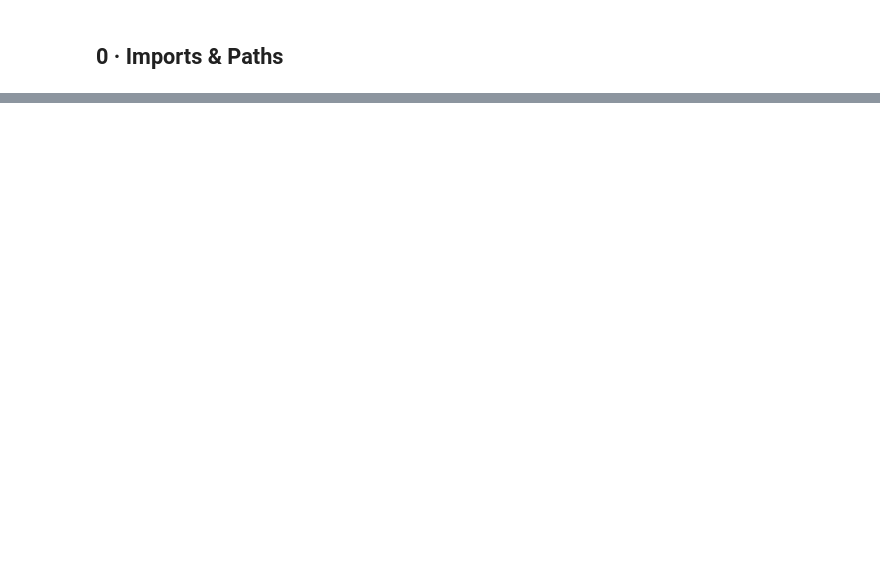
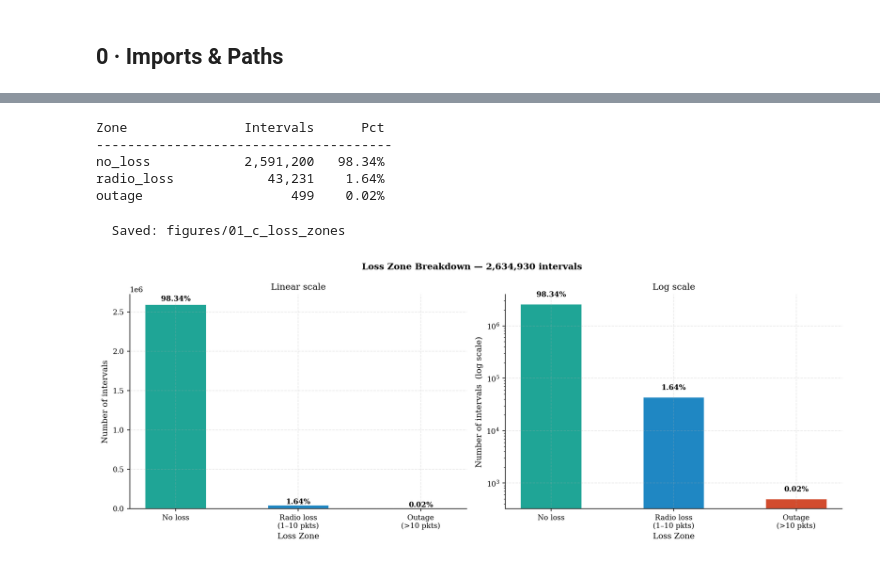
Before and after one commit to vincentmworia/Master-Thesis-Reliability-Analysis-of-Indoor-LoRaWAN-Links-using-packet-counter-reconstruction, a Jupyter notebook: notebooks/FINAL_01_reconstruction.ipynb, the cells around one changed output, grey strips where cells are left out. Drawn from its saved outputs; the diff is of its cells as text; code cells hidden in the pictures; blank space fills up the shorter version.

```diff
--- a/notebooks/FINAL_01_reconstruction.ipynb
+++ b/notebooks/FINAL_01_reconstruction.ipynb
@@ -896,0 +441,50 @@ Cols  : 28
+# %%
+def classify_zone(row):
+    if row['is_outage']:                return 'outage'
+    if row['mac_to_radio_loss'] == 0:   return 'no_loss'
+    return 'radio_loss'
+
+
+df['loss_zone'] = df.apply(classify_zone, axis=1)
+
+counts = df['loss_zone'].value_counts()
+print(f"{'Zone':<15} {'Intervals':>12} {'Pct':>8}")
+print('-' * 38)
+for zone, cnt in counts.items():
+    print(f'{zone:<15} {cnt:>12,} {cnt / len(df) * 100:>7.2f}%')
+# %% [output]
+Zone               Intervals      Pct
+--------------------------------------
+no_loss            2,591,200   98.34%
+radio_loss            43,231    1.64%
+outage                   499    0.02%
+# %%
+# Fig 01_c — Loss Zone Breakdown (linear + log)
+zones = ['no_loss', 'radio_loss', 'outage']
+zlabels = ['No loss', 'Radio loss\n(1–10 pkts)', 'Outage\n(>10 pkts)']
+zcolors = [C['green'], C['blue'], C['red']]
+zcounts = df['loss_zone'].value_counts().reindex(zones).fillna(0)
+zpcts = zcounts / len(df) * 100
+
+fig, axes = plt.subplots(1, 2, figsize=(13, 5))
+
+for ax, scale in zip(axes, ['linear', 'log']):
+    bars = ax.bar(zlabels, zcounts.values, color=zcolors, width=0.5, alpha=0.88, edgecolor='white')
+    if scale == 'log':
+        ax.set_yscale('log')
+        offset = lambda v: v * 1.3
+    else:
+        offset = lambda v: v * 1.01
+    for bar, cnt, pct in zip(bars, zcounts.values, zpcts.values):
+        ax.text(bar.get_x() + bar.get_width() / 2, offset(cnt),
+                f'{pct:.2f}%', ha='center', va='bottom', fontsize=9, fontweight='bold')
+    ax.set_ylabel(f'Number of intervals{"  (log scale)" if scale == "log" else ""}')
+    ax.set_xlabel('Loss Zone')
+    ax.set_title(f'{"Linear" if scale == "linear" else "Log"} scale')
+
+fig.suptitle(f'Loss Zone Breakdown — {len(df):,} intervals', fontsize=11, fontweight='bold')
+fig.tight_layout()
+save_fig(fig, '01_c_loss_zones')
+# %% [output]
+  Saved: figures/01_c_loss_zones
+[figure, added]
```
Also changed, not shown: parts of 56 cells of this notebook, 2 other files.
